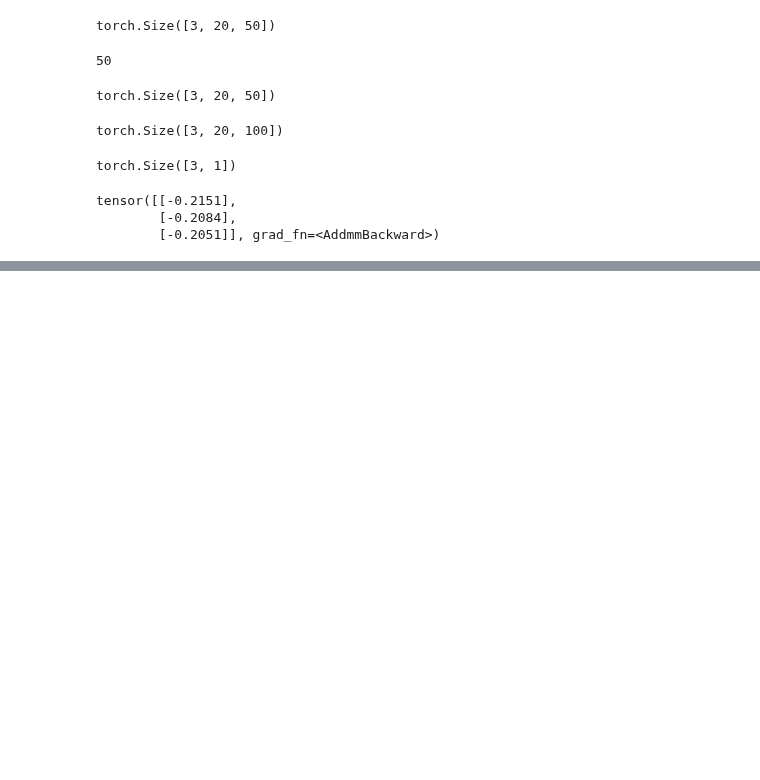
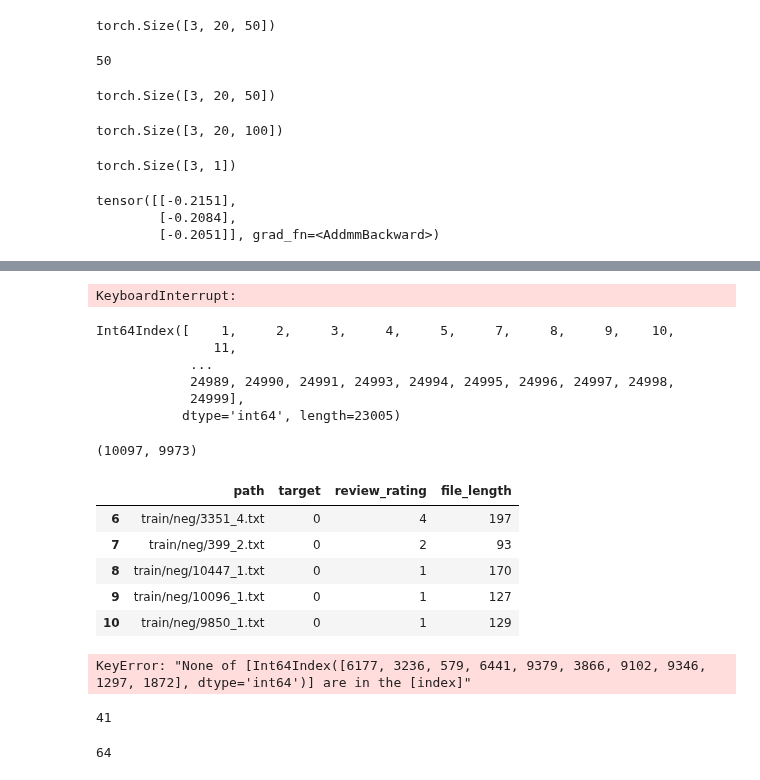
Before and after one commit to gebob19/Dropout-Attention, a Jupyter notebook: torch_workstation.ipynb, the cells around one changed output, grey strips where cells are left out. Drawn from its saved outputs; the diff is of its cells as text; code cells hidden in the pictures; blank space fills up the shorter version.

```diff
--- a/torch_workstation.ipynb
+++ b/torch_workstation.ipynb
@@ -604,0 +609,77 @@ tensor([[-0.2151],
+# %%
+# get one file, get `batch_size - 1` other files with file_length within a certain amount of it
+n = 10
+batch_size = 64
+file_lengths = traindf.file_length.values
+tmpdf = traindf.copy()
+
+for (p, t, _, length) in traindf.values:
+    lb, ub = length - n, length + n
+    # find files lb < _ < ub for file lengths
+    idxs = [i for i, fl in enumerate(file_lengths) if (fl >= lb and fl <= ub)]
+
+    random.shuffle(idxs)
+    idxs = idxs[:batch_size] if len(idxs) > batch_size else idxs
+    batchdf = traindf.loc[idxs]
+
+    tmpdf = traindf[~traindf.index.isin(batchdf.index)]
+
+    break
+# %%
+n = 10
+batch_size = 64
+file_lengths = traindf.file_length.values
+tmpdf = traindf.copy()
+
+while len(tmpdf) > batch_size:
+    (_, _, _, length) = tmpdf.values[0]
+    lb, ub = length - n, length + n
+    file_lengths = tmpdf.file_length.values
+    fl_idxs = tmpdf.file_length.index
+    idxs = [i for i, fl in zip(fl_idxs, file_lengths) if (fl >= lb and fl <= ub)]
+
+    random.shuffle(idxs)
+    idxs = idxs[:batch_size] if len(idxs) > batch_size else idxs
+    batchdf = tmpdf.loc[idxs]
+
+    # remove selected batch rows
+    tmpdf = tmpdf[~tmpdf.index.isin(batchdf.index)]
+# %% [output]
+KeyboardInterrupt:
+# %%
+tmpdf.file_length.index
+# %% [output]
+Int64Index([    1,     2,     3,     4,     5,     7,     8,     9,    10,
+               11,
+            ...
+            24989, 24990, 24991, 24993, 24994, 24995, 24996, 24997, 24998,
+            24999],
+           dtype='int64', length=23005)
+# %%
+len(tmpdf), max(idxs)
+# %% [output]
+(10097, 9973)
+# %%
+tmpdf.head()
+# %% [output]
+|  | path | target | review_rating | file_length |
+| 6 | train/neg/3351_4.txt | 0 | 4 | 197 |
+| 7 | train/neg/399_2.txt | 0 | 2 | 93 |
+| 8 | train/neg/10447_1.txt | 0 | 1 | 170 |
+| 9 | train/neg/10096_1.txt | 0 | 1 | 127 |
+| 10 | train/neg/9850_1.txt | 0 | 1 | 129 |
+# %%
+tmpdf.loc[idxs[:10]]
+# %% [output]
+KeyError: "None of [Int64Index([6177, 3236, 579, 6441, 9379, 3866, 9102, 9346, 1297, 1872], dtype='int64')] are in the [index]"
+# %%
+(_, _, _, length) = traindf.values[0]
+length
+# %% [output]
+41
+# %%
+random.shuffle(idxs)
+idxs = idxs[:batch_size] if len(idxs) > batch_size else idxs
+len(idxs)
+# %% [output]
+64
```
Also changed, not shown: parts of 5 cells of this notebook, 2 other files.
